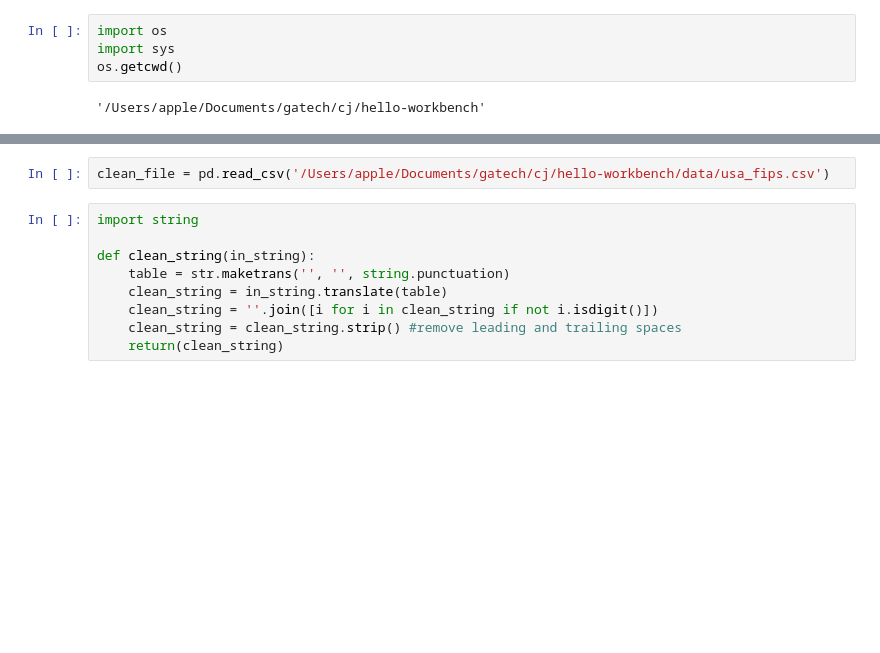
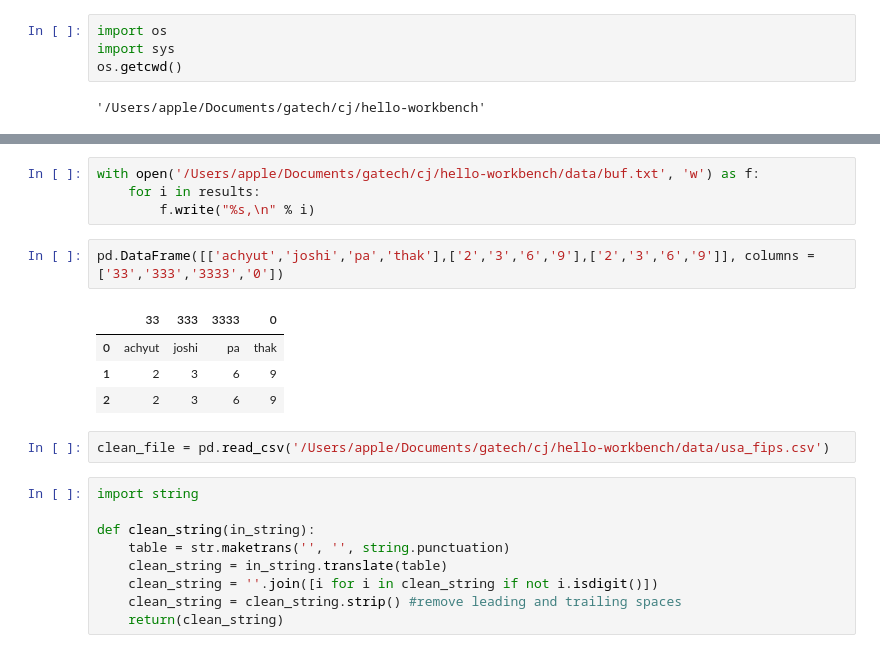
Before and after one commit to achyutjoshi/hello-workbench, a Jupyter notebook: Untitled.ipynb, the cells around one changed output, grey strips where cells are left out. Saved outputs shown, nothing was run; the diff lists cells and outputs as text; blank space fills up the shorter version.

```diff
--- a/Untitled.ipynb
+++ b/Untitled.ipynb
@@ -9,3 +17,14 @@ os.getcwd()
+# %%
+with open('/Users/apple/Documents/gatech/cj/hello-workbench/data/buf.txt', 'w') as f:
+    for i in results:
+        f.write("%s,\n" % i)
+# %%
+pd.DataFrame([['achyut','joshi','pa','thak'],['2','3','6','9'],['2','3','6','9']], columns = ['33','333','3333','0'])
+# %% [output]
+|  | 33 | 333 | 3333 | 0 |
+| 0 | achyut | joshi | pa | thak |
+| 1 | 2 | 3 | 6 | 9 |
+| 2 | 2 | 3 | 6 | 9 |
 # %%
 clean_file = pd.read_csv('/Users/apple/Documents/gatech/cj/hello-workbench/data/usa_fips.csv')
 # %%
```
Also changed, not shown: parts of 1 cell of this notebook, 2 other files.
